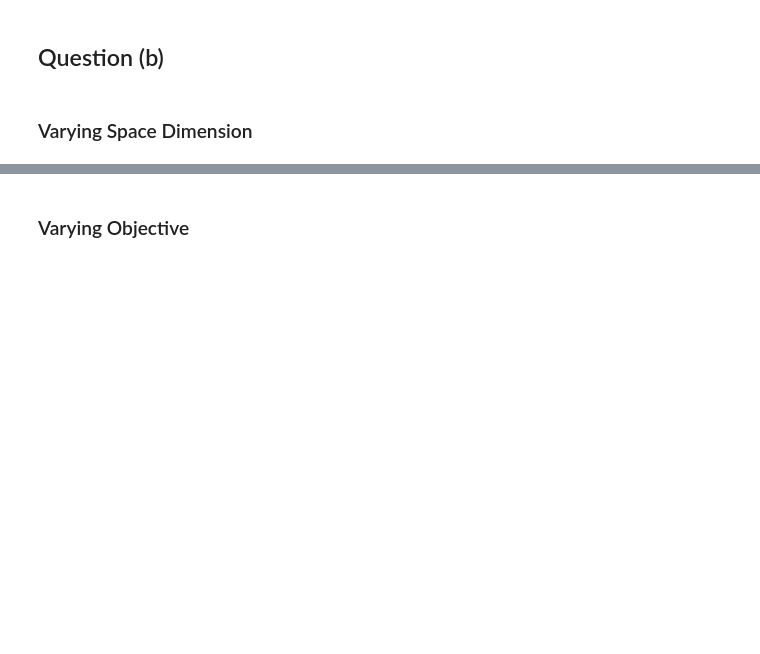
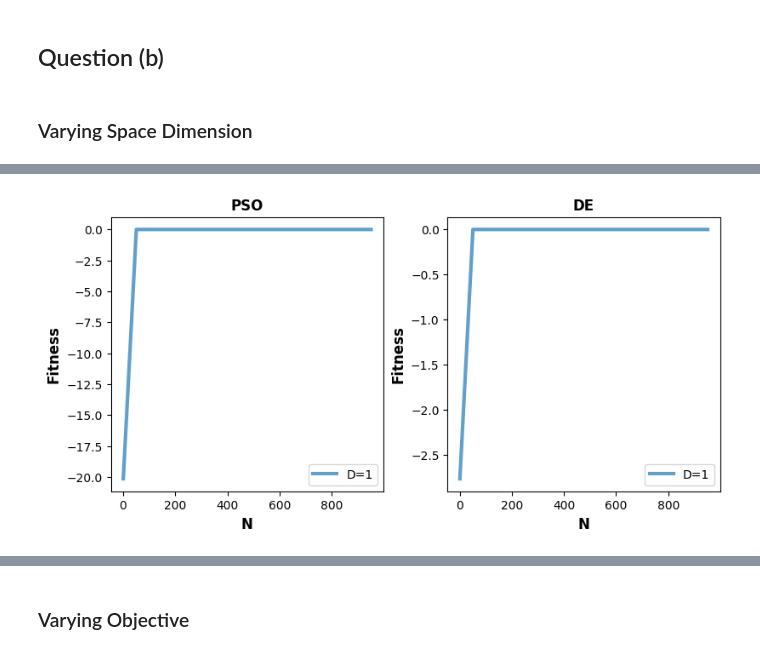
Before and after one commit to mantasu/nat2324, a Jupyter notebook: notebooks/problem1.ipynb, the cells around one changed output, grey strips where cells are left out. Drawn from its saved outputs; the diff is of its cells as text; code cells hidden in the pictures; blank space fills up the shorter version.

```diff
--- a/notebooks/problem1.ipynb
+++ b/notebooks/problem1.ipynb
@@ -90,0 +133,10 @@ visualize_optimization_experiments({'N': experiment_setup["N"]}, {'D': experimen
+# %%
+visualize_optimization_experiments(
+    xs={'N': experiment_setup['N']},
+    ys={"PSO": ps[:, ::10, 0], "DE": de[:, ::10, 0]},
+    curve_labels=[f"D={d}" for d in list(experiment_setup["D"])[::10]],
+    labels="Fitness",
+    filepath="../experiments/problem1/dependency_on_D_2.png",
+)
+# %% [output]
+[figure, added]
```
Also changed, not shown: parts of 25 cells of this notebook, 7 other files.
